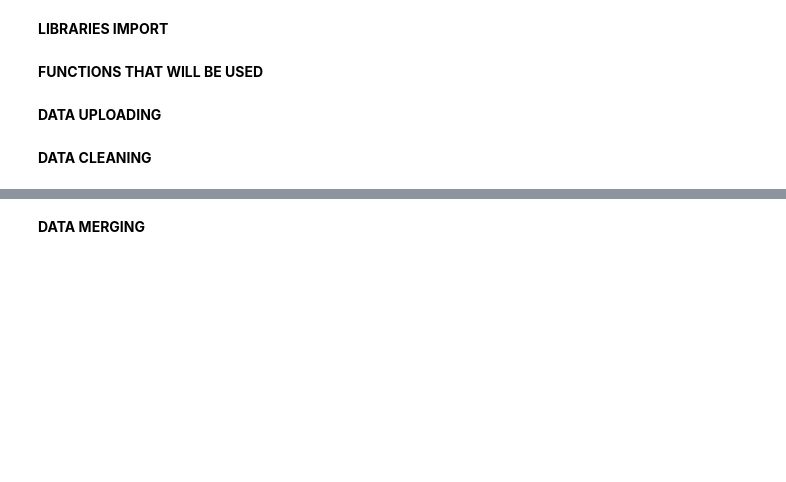
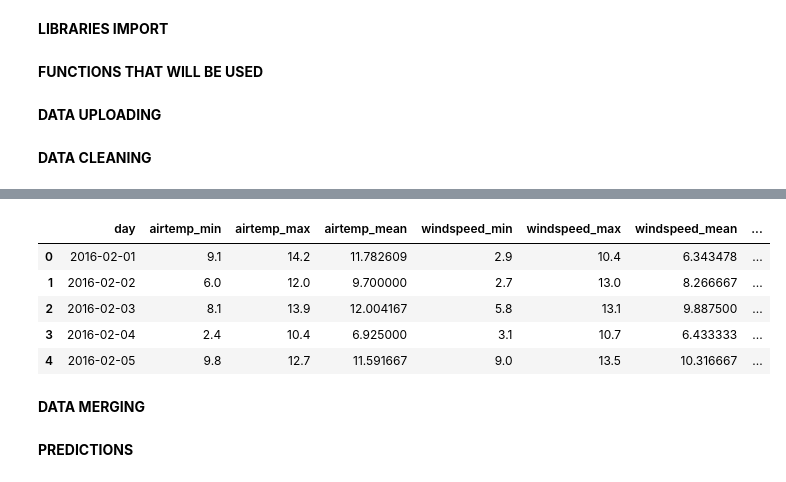
Before and after one commit to DmtrRm/IAAC2024_tutorials, a Jupyter notebook: kaggle_complete2.ipynb, the cells around one changed output, grey strips where cells are left out. Cells and saved outputs as stored; diff of their text form; code cells hidden in the pictures; blank space fills up the shorter version.

```diff
--- a/kaggle_complete2.ipynb
+++ b/kaggle_complete2.ipynb
@@ -115,5 +175,6 @@ weather = pd.read_csv("/content/DATA/weather.csv", index_col=0)
 # %%
 weather[['day', 'time']] = weather['timestamp'].str.split(' ', expand=True)
+weather = weather.drop(columns='timestamp')
 # %%
 ##dropping day
 wth_day = weather["day"]
@@ -183,9 +231,7 @@ weather.head()
-# %%
-weather["day"] = weather["day"].apply(lambda s: datetime.strptime(s, "%Y-%m-%d"))
-weather["year"] = weather["day"].apply(lambda s: s.year)
-weather["month"] = weather["day"].apply(lambda s: s.month)
-weather["day_number"] = weather["day"].apply(lambda s: s.day)
-weather["weekday"] = weather["day"].apply(lambda s: s.weekday() in [5,6])
+# %%
+weather = return_datedFrame(weather)
+train = return_datedFrame(train)
+test = return_datedFrame(test)
 # %%
 site_ids = weather["site_id"].unique()
 dfs = []
@@ -224,2 +258,21 @@ train["weekday"] = train["day"].apply(lambda s: s.weekday() in [5,6])
+# %%
+names = ["airtemp_min",
+         "airtemp_max",
+         "airtemp_mean",
+         "windspeed_min",
+         "windspeed_max",
+         "windspeed_mean"]
+
+_n = {c : n for c, n in zip(w_df.columns[-7:], names)}
+w_df = w_df.rename(columns=_n)
+# %%
+w_df.head()
+# %% [output]
+|  | day | airtemp_min | airtemp_max | airtemp_mean | windspeed_min | windspeed_max | windspeed_mean | ... |
+| 0 | 2016-02-01 | 9.1 | 14.2 | 11.782609 | 2.9 | 10.4 | 6.343478 | ... |
+| 1 | 2016-02-02 | 6.0 | 12.0 | 9.700000 | 2.7 | 13.0 | 8.266667 | ... |
+| 2 | 2016-02-03 | 8.1 | 13.9 | 12.004167 | 5.8 | 13.1 | 9.887500 | ... |
+| 3 | 2016-02-04 | 2.4 | 10.4 | 6.925000 | 3.1 | 10.7 | 6.433333 | ... |
+| 4 | 2016-02-05 | 9.8 | 12.7 | 11.591667 | 9.0 | 13.5 | 10.316667 | ... |
 # %% [markdown]
 **DATA MERGING**
@@ -225,0 +291,2 @@ train["weekday"] = train["day"].apply(lambda s: s.weekday() in [5,6])
+# %% [markdown]
+**PREDICTIONS**
```
Also changed, not shown: parts of 18 cells of this notebook.
